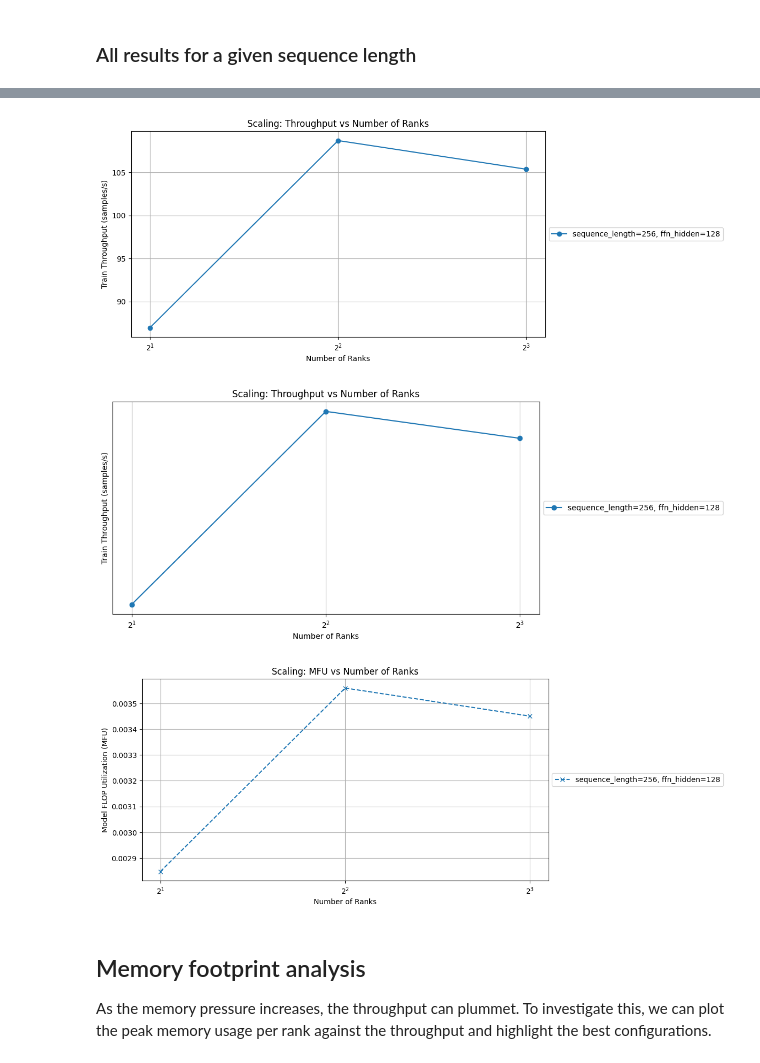
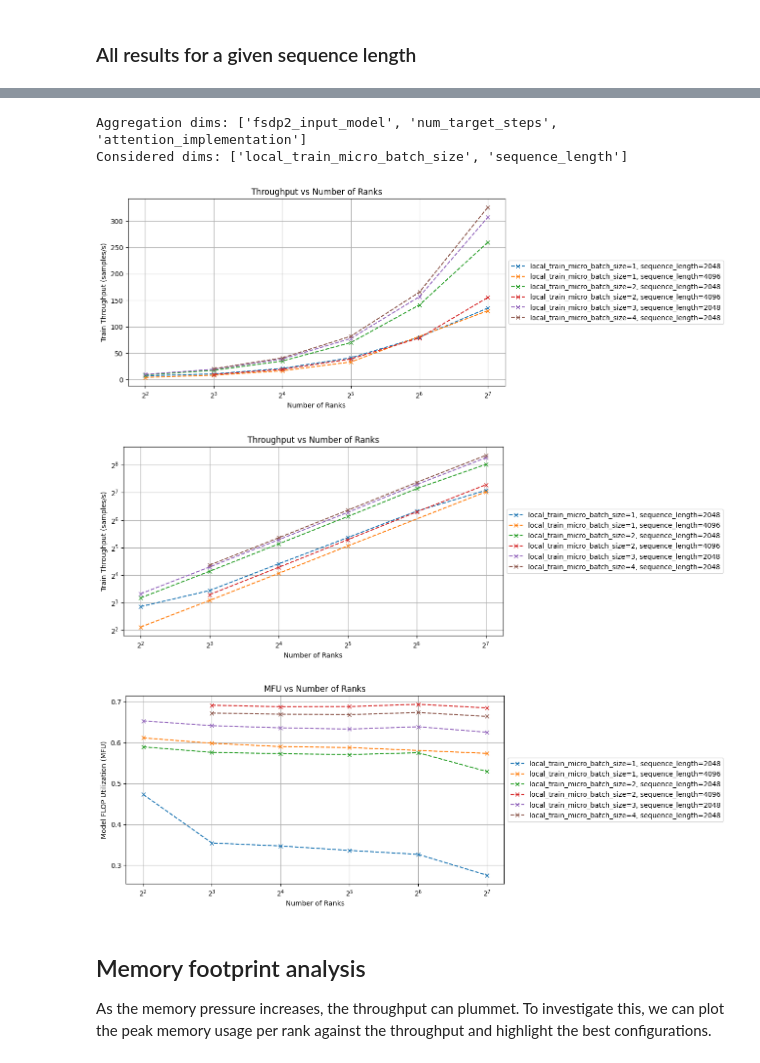
Before and after one commit to Modalities/modalities, a Jupyter notebook: tutorials/scaling_up/analysis/throughput_analysis.ipynb, the cells around one changed output, grey strips where cells are left out. Cells and saved outputs as stored; diff of their text form; code cells hidden in the pictures.

```diff
--- a/tutorials/scaling_up/analysis/throughput_analysis.ipynb
+++ b/tutorials/scaling_up/analysis/throughput_analysis.ipynb
@@ -163,7 +164,8 @@ def get_sweep_config(experiments_folder: Path) -> dict[str, list]:
 ##  Setup
 # %%
 # TODO: Update the path to your experiments folder
-experiments_folder = Path("/raid/s3/opengptx/max_lue/repositories/modalities/tutorials/scaling_up/experiments/2025-09-25__13-07-50_6fc315c885a9bc7a")
+experiments_folder = Path("/leonardo_scratch/fast/EUHPC_D21_101/max_lue/repositories/working/modalities/tutorials/scaling_up/experiments/2025-09-25__16-30-29_9a5c69962be24784")
+yaml_file_name = "sweep_8B_fsdp2.yaml"
 expected_steps = 20
 skip_exception_types = ["OutOfMemoryError"]
 
@@ -182,5 +186,5 @@ experiments_dict = get_current_sweep_status(exp_root=experiments_folder, expecte
 # %%
-sweep_config = get_sweep_config(experiments_folder)
+sweep_config = get_sweep_config(experiments_folder, yaml_file_name)
 sweep_keys = set(sweep_config.keys())
 sweep_config
 # %% [output]
@@ -261,17 +377,25 @@ with pd.option_context(
+# %%
+group_keys = ui_selection.group_keys
+aggregation_dims_set = set(sweep_config.keys()).difference(set(group_keys))
+considered_dims = group_keys
+
+print(f"Aggregation dims: {list(aggregation_dims_set)}")
+print(f"Considered dims: {considered_dims}")
+# %% [output]
+Aggregation dims: ['fsdp2_input_model', 'num_target_steps', 'attention_implementation']
+Considered dims: ['local_train_micro_batch_size', 'sequence_length']
 # %%
 df_filtered = df[
     (df["errors"].apply(lambda x: len(x) == 0)) &
     (~df["train samples/s"].isna())
 ]
 
-# For each (seq_len, attn_impl, num_ranks), pick row with max throughput
 best_rows = (
     df_filtered
     .sort_values("train samples/s", ascending=False)
-    .drop_duplicates(subset=["sequence_length", "num_ranks"])
+    .drop_duplicates(subset=group_keys + ["num_ranks"])
 )
 # %%
-group_keys = ["sequence_length", "ffn_hidden"]
 assert set(group_keys).issubset(sweep_keys), f"Group keys {group_keys} not all in sweep keys {sweep_keys}"
 
 # --- Plot 1: Throughput ---
@@ -281,9 +405,9 @@ for val_tuple, group in best_rows.groupby(group_keys):
     label_dict = {key: val for key, val in zip(group_keys, val_tuple)}
     group = group.sort_values("num_ranks")
     label = ", ".join([f"{k}={v}" for k, v in label_dict.items()])
-    ax1.plot(group["num_ranks"], group["train samples/s"], marker='o', label=label)
+    ax1.plot(group["num_ranks"], group["train samples/s"], marker='x', linestyle='--', label=label)
 
-ax1.set_title("Scaling: Throughput vs Number of Ranks")
+ax1.set_title("Throughput vs Number of Ranks")
 ax1.set_xlabel("Number of Ranks")
 ax1.set_ylabel("Train Throughput (samples/s)")
 ax1.set_xscale("log", base=2)  # ← logarithmic x-axis
@@ -295,39 +419,39 @@ fig1, ax1 = plt.subplots(figsize=(10, 5))
 
 for val_tuple, group in best_rows.groupby(group_keys):
     label_dict = {key: val for key, val in zip(group_keys, val_tuple)}
     group = group.sort_values("num_ranks")
     label = ", ".join([f"{k}={v}" for k, v in label_dict.items()])
-    ax1.plot(group["num_ranks"], group["train samples/s"], marker='o', label=label)
+    ax1.plot(group["num_ranks"], group["train samples/s"], marker='x', linestyle='--', label=label)
 
-ax1.set_title("Scaling: Throughput vs Number of Ranks")
+ax1.set_title("Throughput vs Number of Ranks")
 ax1.set_xlabel("Number of Ranks")
 ax1.set_ylabel("Train Throughput (samples/s)")
 ax1.set_xscale("log", base=2)  # ← logarithmic x-axis
 ax1.set_yscale("log", base=2)  # ← logarithmic x-axis
 ax1.legend(loc='center left', bbox_to_anchor=(1, 0.5))
 ax1.grid(True, which="both")
 
 # --- Plot 2: MFU ---
 fig2, ax2 = plt.subplots(figsize=(10, 5))
 
 for val_tuple, group in best_rows.groupby(group_keys):
     label_dict = {key: val for key, val in zip(group_keys, val_tuple)}
     group = group.sort_values("num_ranks")
     label = ", ".join([f"{k}={v}" for k, v in label_dict.items()])
     ax2.plot(group["num_ranks"], group["train mfu (16-bit)"], marker='x', linestyle='--', label=label)
 
-ax2.set_title("Scaling: MFU vs Number of Ranks")
+ax2.set_title("MFU vs Number of Ranks")
 ax2.set_xlabel("Number of Ranks")
 ax2.set_ylabel("Model FLOP Utilization (MFU)")
 ax2.set_xscale("log", base=2)  # ← logarithmic x-axis
 ax2.legend(loc='center left', bbox_to_anchor=(1, 0.5))
 ax2.grid(True, which="both")
 
 plt.show()
 # %% [output]
-[figure, old version]
+[figure, new version]
-[figure, old version]
+[figure, new version]
-[figure, old version]
+[figure, new version]
 # %% [markdown]
 ## Memory footprint analysis
 
```
Also changed, not shown: parts of 16 cells of this notebook.
